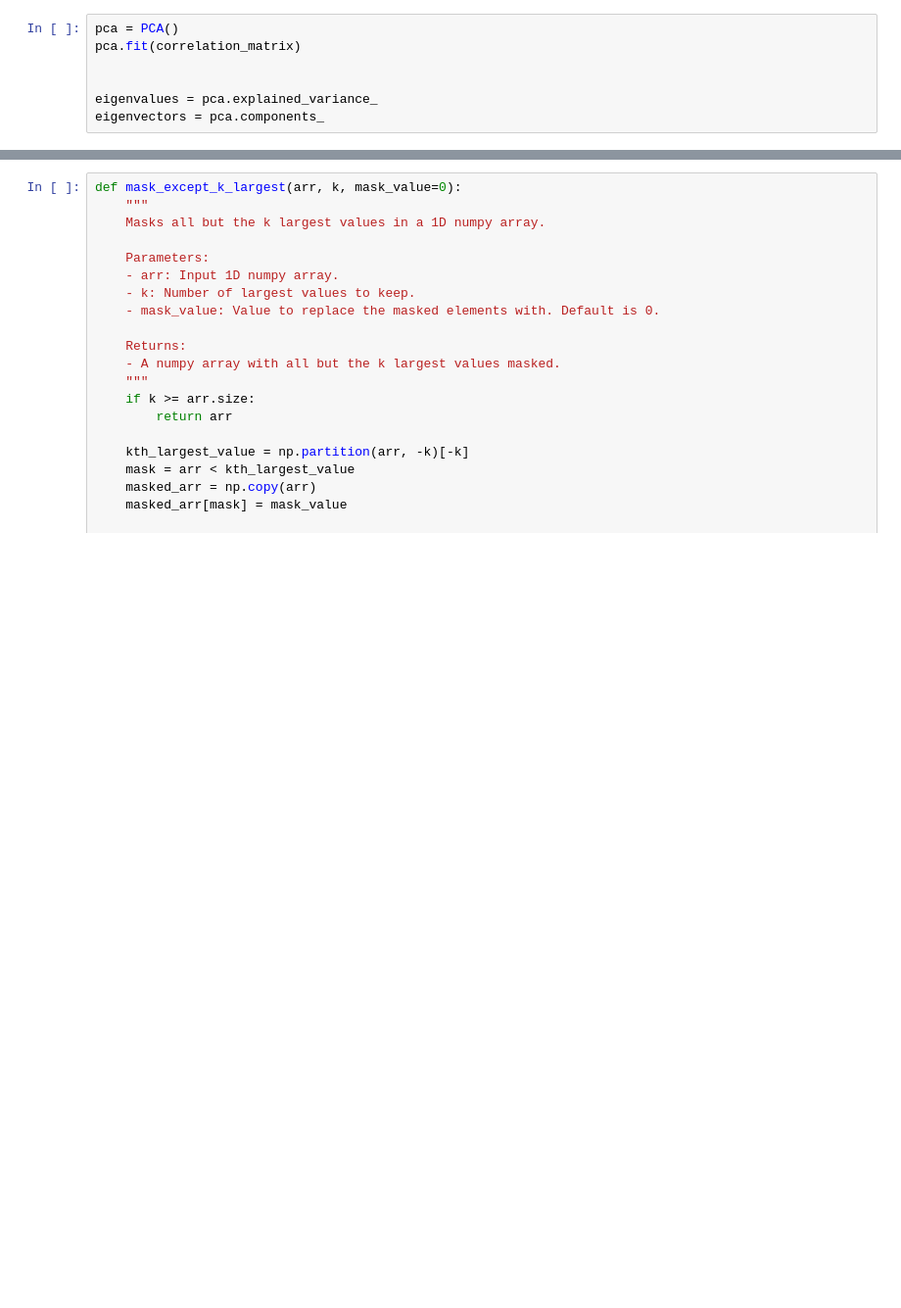
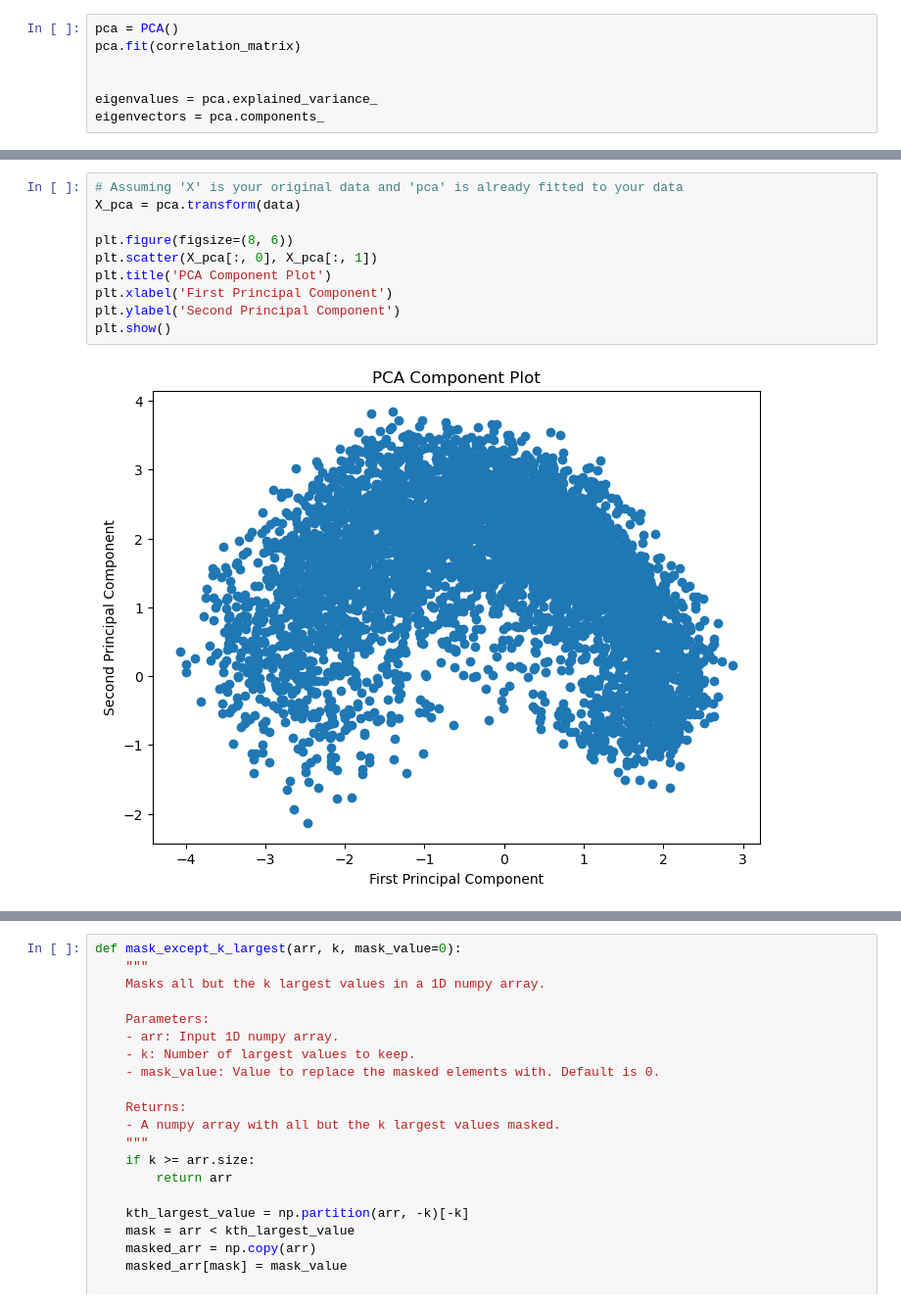
Before and after one commit to PaulHosek/MCM_classifier, a Jupyter notebook: Classifier_1/mcm/paper_plots/pca_test.ipynb, the cells around one changed output, grey strips where cells are left out. Shown: that part at 98% size. Cells and saved outputs as stored; diff of their text form; blank space fills up the shorter version.

```diff
--- a/Classifier_1/mcm/paper_plots/pca_test.ipynb
+++ b/Classifier_1/mcm/paper_plots/pca_test.ipynb
@@ -36,0 +39,12 @@ plt.show()
+# %%
+# Assuming 'X' is your original data and 'pca' is already fitted to your data
+X_pca = pca.transform(data)
+
+plt.figure(figsize=(8, 6))
+plt.scatter(X_pca[:, 0], X_pca[:, 1])
+plt.title('PCA Component Plot')
+plt.xlabel('First Principal Component')
+plt.ylabel('Second Principal Component')
+plt.show()
+# %% [output]
+[figure, added]
```
Also changed, not shown: parts of 11 cells of this notebook, 3 other files.
